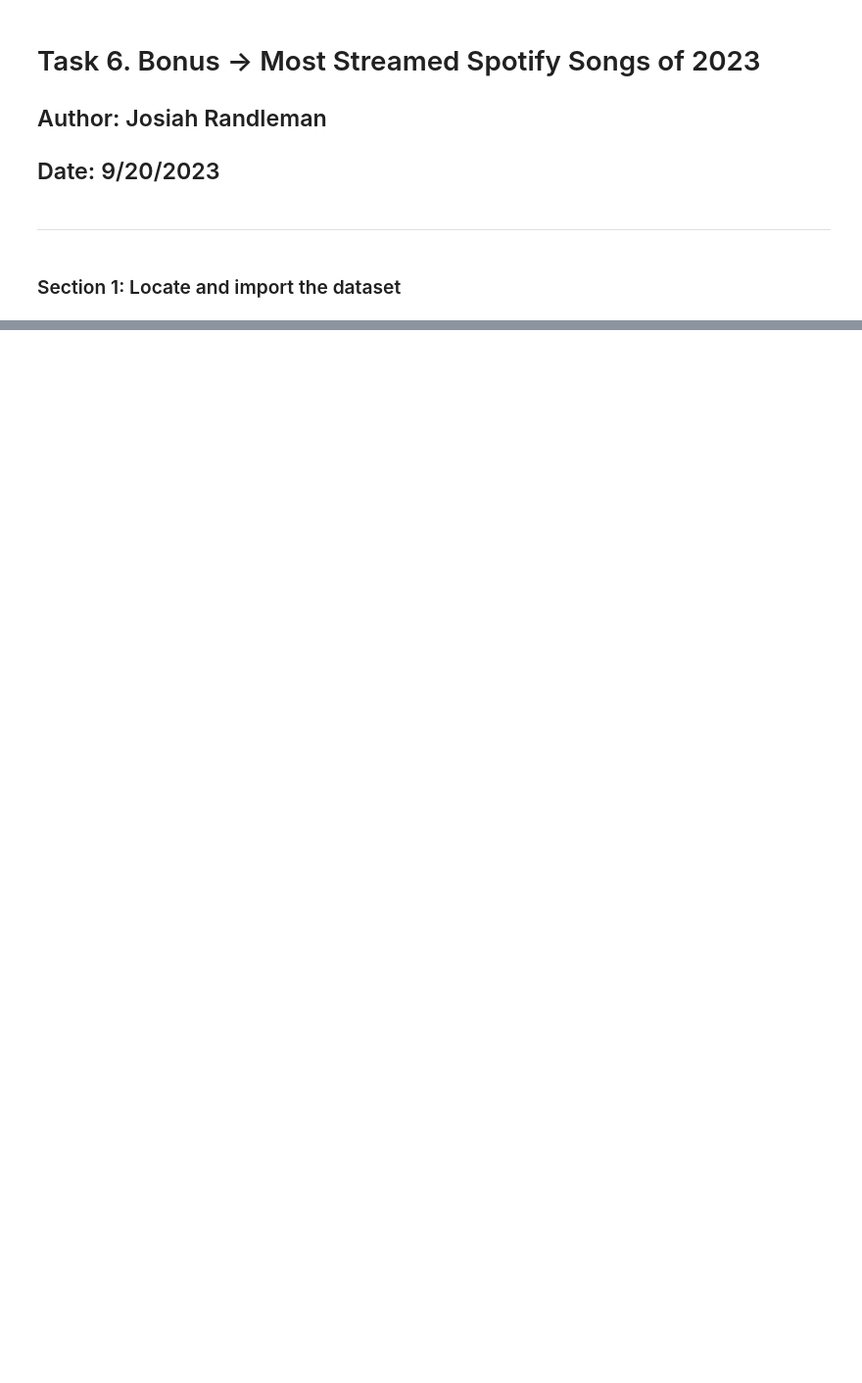
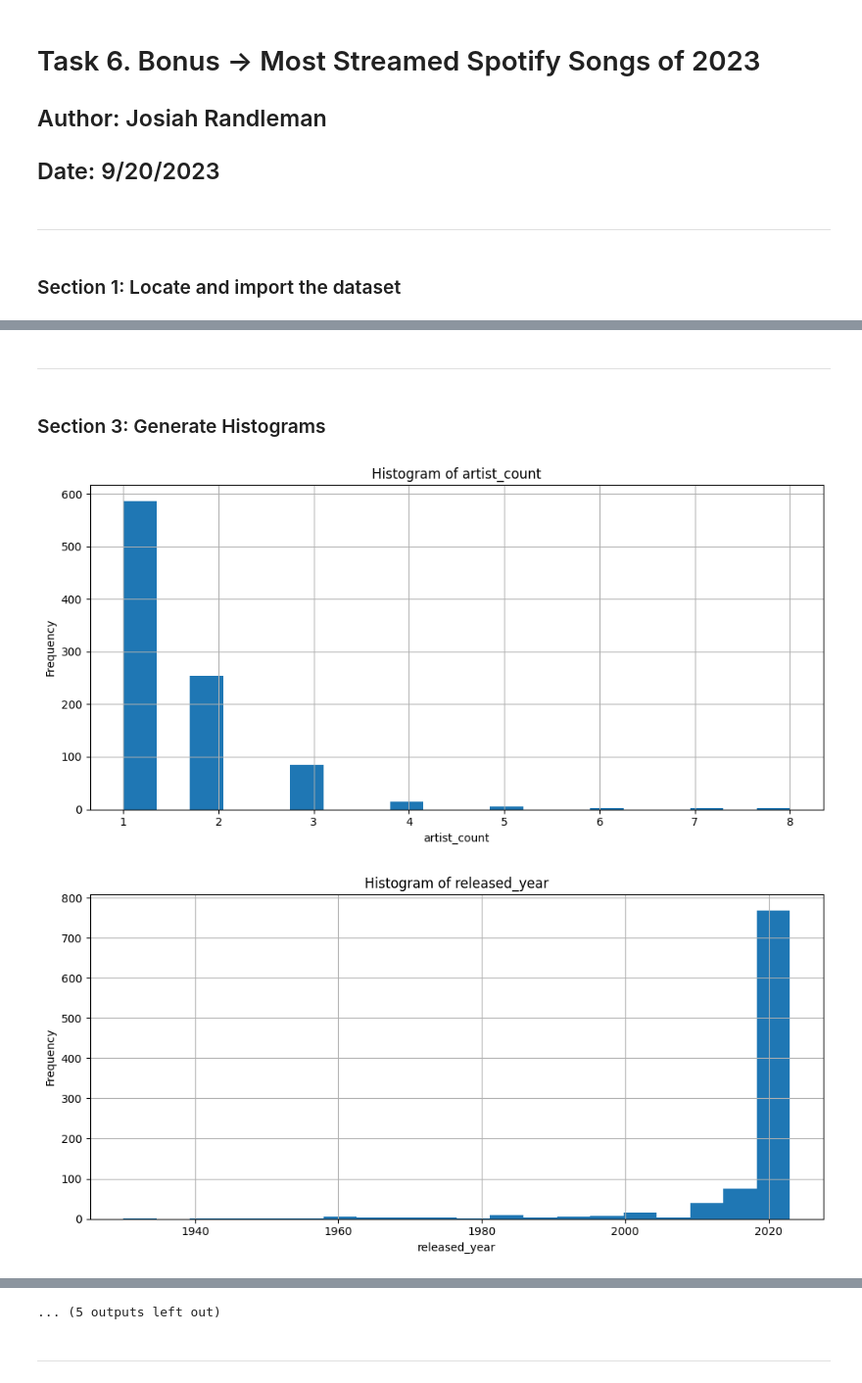
Before and after one commit to jrandl/datafun-05-data-at-rest, a Jupyter notebook: bonus_task6.ipynb, the cells around one changed output, grey strips where cells are left out. Shown: that part at 98% size. Saved outputs shown, nothing was run; the diff lists cells and outputs as text; code cells hidden in the pictures; blank space fills up the shorter version.

Commit message:
added html output of task 6

```diff
--- a/bonus_task6.ipynb
+++ b/bonus_task6.ipynb
@@ -18,0 +37,10 @@ ModuleNotFoundError: No module named 'chardet'
+# %%
+import pandas as pd
+import chardet
+
+with open('spotify-2023.csv', 'rb') as f:
+    result = chardet.detect(f.read())
+
+spotify = pd.read_csv('spotify-2023.csv', encoding=result['encoding'])
+
+spotify.describe()
@@ -18,0 +57,37 @@ ModuleNotFoundError: No module named 'chardet'
+# %% [markdown]
+---
+# %% [markdown]
+### Section 3: Generate Histograms
+# %%
+import pandas as pd
+import matplotlib
+import chardet
+
+with open('spotify-2023.csv', 'rb') as f:
+    result = chardet.detect(f.read())
+
+spotify = pd.read_csv('spotify-2023.csv', encoding=result['encoding'])
+
+import matplotlib.pyplot as plt
+
+# List of columns for which you want to plot histograms
+columns_of_interest = [
+    'artist_count', 'released_year', 'released_month', 'released_day',
+    'in_spotify_playlists', 'in_spotify_charts', 'in_apple_playlists',
+    'in_apple_charts', 'in_deezer_charts', 'bpm', 'danceability_%',
+    'valence_%', 'energy_%', 'acousticness_%', 'instrumentalness_%',
+    'liveness_%', 'speechiness_%'
+]
+
+# Loop through each column and plot individual histograms
+for col in columns_of_interest:
+    plt.figure(figsize=(10, 5))  # Set the figure size for each plot
+    spotify[col].hist(bins=20)  # Adjust the number of bins if needed
+    plt.title(f'Histogram of {col}')  # Set the title
+    plt.xlabel(col)  # Set x-axis label
+    plt.ylabel('Frequency')  # Set y-axis label
+    plt.tight_layout()
+    plt.show()
+# %% [output]
+[figure, added]
+[figure, added]
@@ -18,0 +104,3 @@ ModuleNotFoundError: No module named 'chardet'
+... (5 outputs left out)
+# %% [markdown]
+---
```
Also changed, not shown: parts of 5 cells of this notebook, 1 other file.
